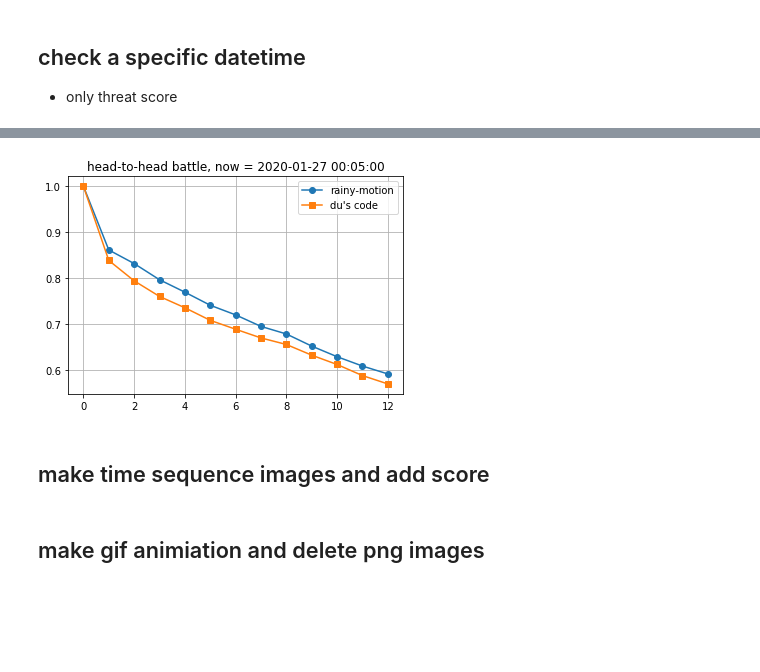
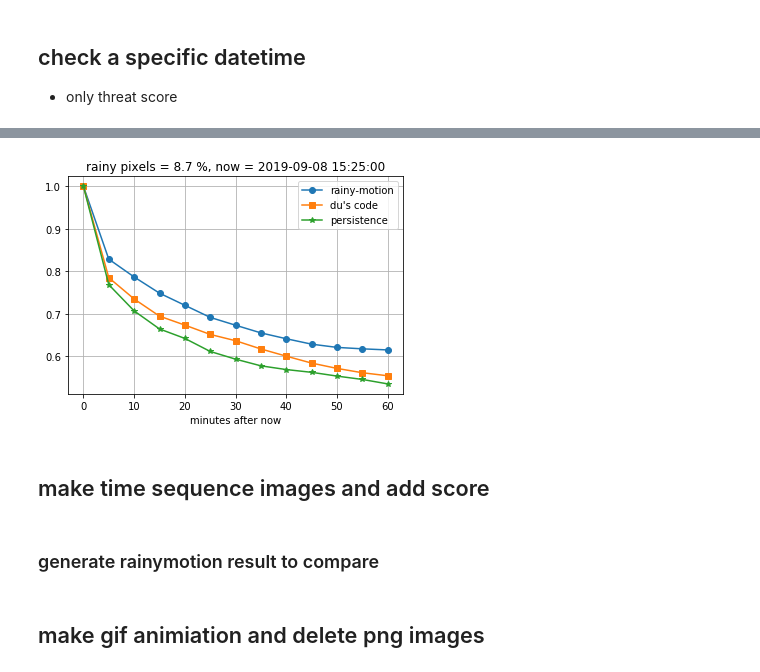
Before and after one commit to Yuchaowni/rainymotion, a Jupyter notebook: docs/notebooks/check_Du's_code_animation.ipynb, the cells around one changed output, grey strips where cells are left out. Saved outputs shown, nothing was run; the diff lists cells and outputs as text; code cells hidden in the pictures; blank space fills up the shorter version.

```diff
--- a/docs/notebooks/check_Du's_code_animation.ipynb
+++ b/docs/notebooks/check_Du's_code_animation.ipynb
@@ -17,7 +17,7 @@ from rainymotion import models, metrics, utils
 import joblib
 import pandas as pd
 data_folder = "/Users/jiang/data/jma_radar"
-#daily_folder = "/Users/jiang/data/jma_radar/2019_daily_unit8"
-daily_folder = "/Users/jiang/data/jma_radar"
+daily_folder = "/Users/jiang/data/jma_radar/2019_daily_unit8"
+#daily_folder = "/Users/jiang/data/jma_radar"
 # %% [output]
 /Users/jiang/github_all/rainymotion/docs/notebooks
@@ -69,7 +27,7 @@ def _interpolator(points, coord_source, coord_target, method="idw"):
 # %%
 time_step = 5 * 60 # seconds
 threshold = 0.1  # mm/h
-dt = datetime(2020, 1, 27, 0, 0)
+dt = datetime(2019, 9, 8, 15, 20)
 dt_now = dt + timedelta(seconds = time_step)
 dt_12  = dt + timedelta(seconds = time_step * 13)
 yday_str = dt.strftime('%Y_%m_%d')
@@ -126,7 +84,7 @@ coord_source = [coord_source_i, coord_source_j]
 nowcasts = []
 # interpolation
 for lead_step in range(lead_steps):
-    nowcasts.append(_interpolator(im1, coord_source, coord_targets[lead_step], method = "idw"))
+    nowcasts.append(models._interpolator(inputs[1,:,:], coord_source, coord_targets[lead_step], method = "idw"))
 # reshaping
 nowcasts = np.moveaxis(np.dstack(nowcasts), -1, 0)
 du = nowcasts
@@ -158,20 +114,31 @@ Wall time: 5.61 s
 # %%
 threat_rm = []  # threat score
 threat_du = []
+threat_per = []
+
+dt_predit = dt_now
+yday_pre = dt_predit.strftime('%Y_%m_%d')
+sequence = int(dt_predit.hour*12 + (dt_predit.minute)/5)
+ground_truth0 =  daily_database[yday_pre][sequence]/10.0
+
+lead_time = list(range(0,65,5))
 for i in range (13):
     dt_predit = dt_now + timedelta(seconds = time_step * i)
     yday_pre = dt_predit.strftime('%Y_%m_%d')
     sequence = int(dt_predit.hour*12 + (dt_predit.minute)/5)
     ground_truth =  daily_database[yday_pre][sequence]/10.0
     threat_rm.append(metrics.CSI(ground_truth,nowcast[i], threshold = threshold))
     threat_du.append(metrics.CSI(ground_truth,du[i], threshold = threshold))
-plt.plot(threat_rm,'o-',label = "rainy-motion")
-plt.plot(threat_du,'s-',label = "du's code")
-plt.title(f"head-to-head battle, now = {dt_now}")
+    threat_per.append(metrics.CSI(ground_truth,ground_truth0, threshold = threshold))
+plt.plot(lead_time, threat_rm,'o-',label = "rainy-motion")
+plt.plot(lead_time, threat_du,'s-',label = "du's code")
+plt.plot(lead_time, threat_per,'*-',label = "persistence")
+plt.title(f"rainy pixels = {np.sum(ground_truth0 >= threshold)/(1e6 - 132396) *100 :.1f} %, now = {dt_now}")
+plt.xlabel("minutes after now")
 plt.legend()
 plt.grid()
 plt.show()
 # %% [output]
-[figure, old version]
+[figure, new version]
 # %% [markdown]
 ## make time sequence images and add score
@@ -268,0 +190,2 @@ for i in range (13):
+# %% [markdown]
+### generate rainymotion result to compare
```
Also changed, not shown: parts of 8 cells of this notebook, 8 other files.
